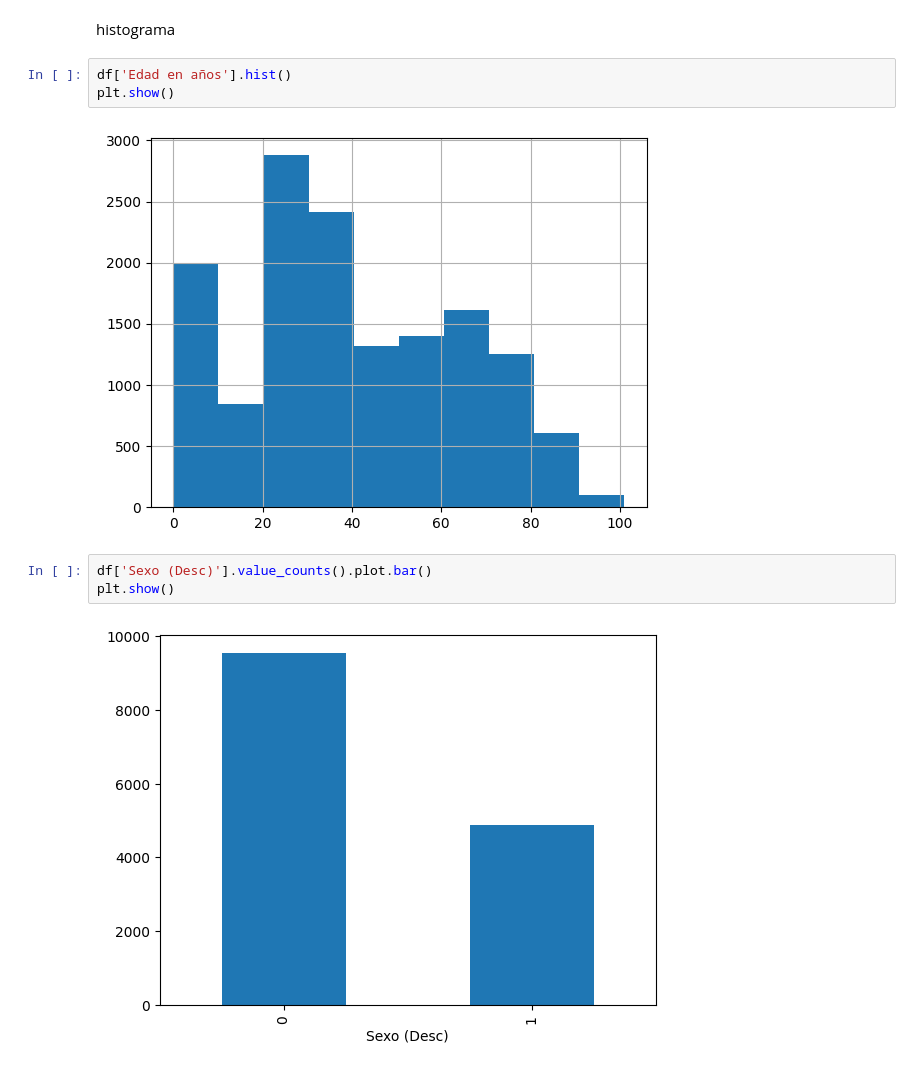
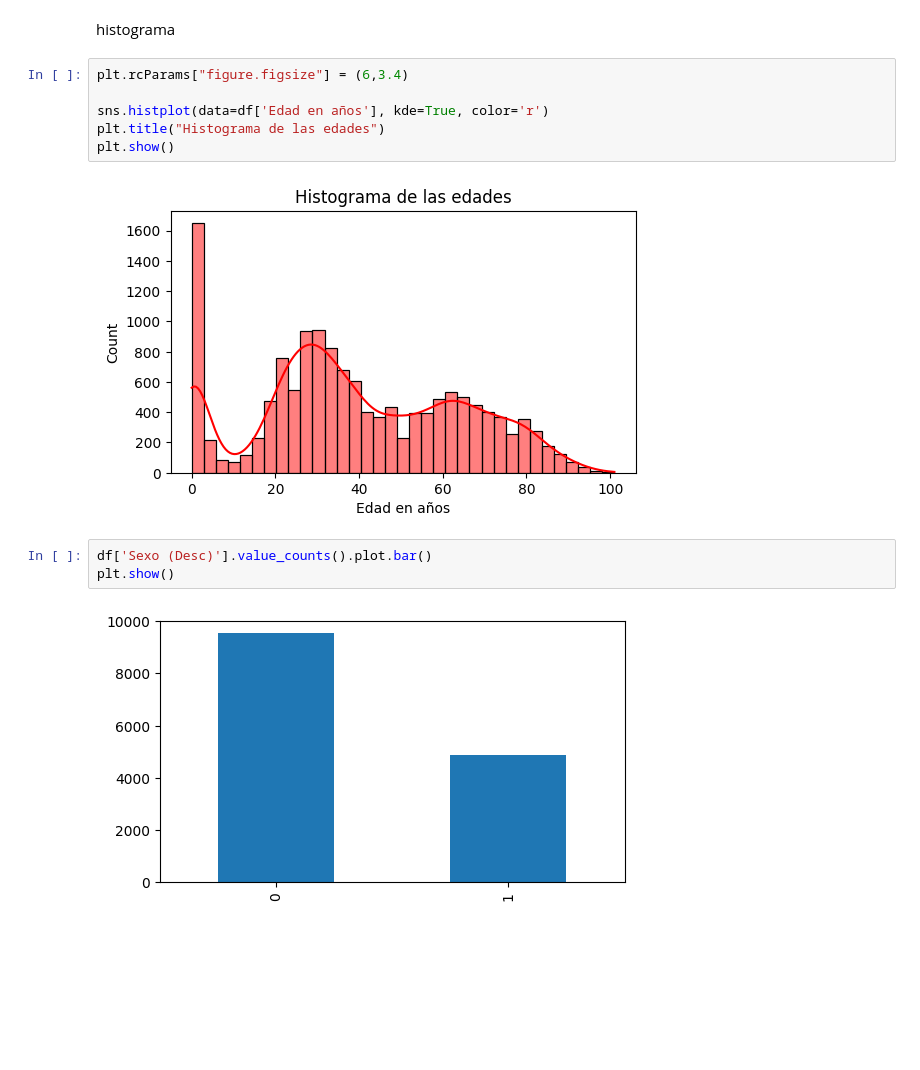
Before and after one commit to vcrdovacastillo/Universidad-4-1, a Jupyter notebook: Untitled.ipynb, the cells around one changed output. Saved outputs shown, nothing was run; the diff lists cells and outputs as text; blank space fills up the shorter version.

```diff
--- a/Untitled.ipynb
+++ b/Untitled.ipynb
@@ -104,12 +150,15 @@ df.describe()
 # %% [markdown]
 histograma
 # %%
-df['Edad en años'].hist()
+plt.rcParams["figure.figsize"] = (6,3.4)
+
+sns.histplot(data=df['Edad en años'], kde=True, color='r')
+plt.title("Histograma de las edades")
 plt.show()
 # %% [output]
-[figure, old version]
+[figure, new version]
 # %%
 df['Sexo (Desc)'].value_counts().plot.bar()
 plt.show()
 # %% [output]
-[figure, old version]
+[figure, new version]
```
Also changed, not shown: parts of 3 cells of this notebook.
